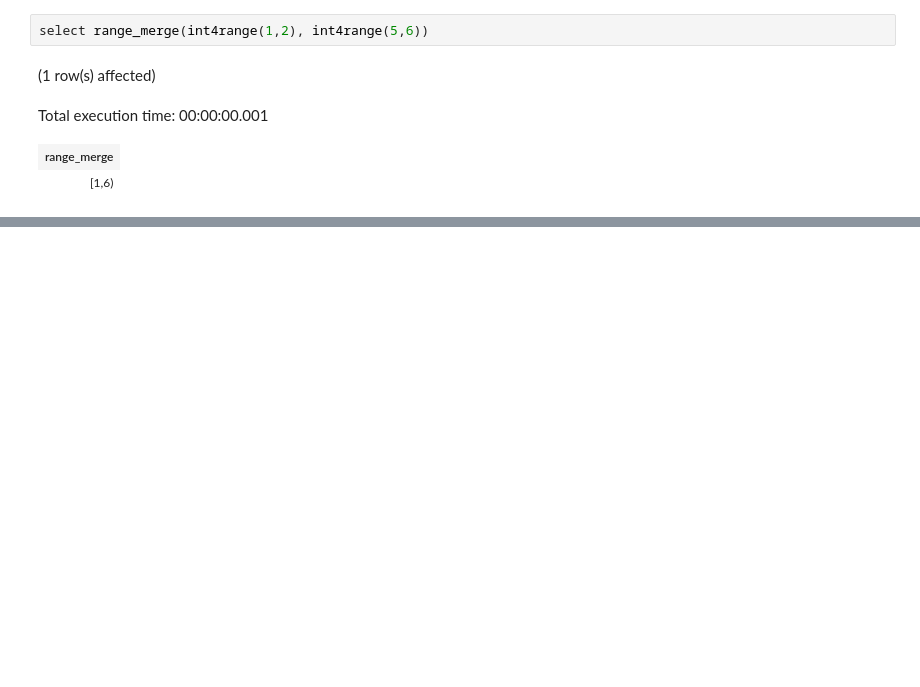
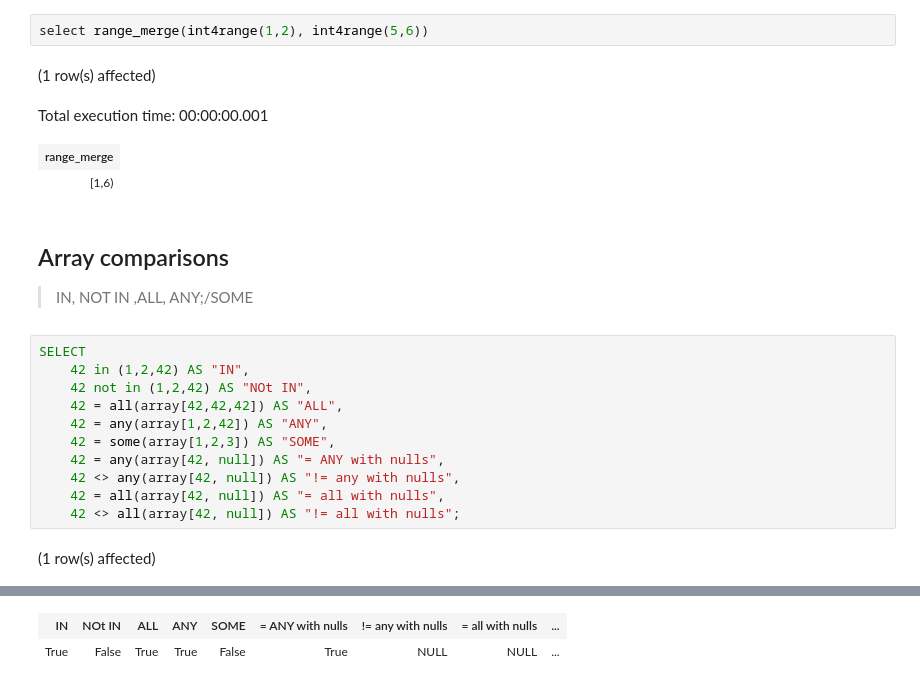
Before and after one commit to yaowenqiang/postgresql_functions_playbook, a Jupyter notebook: Notebook-1.ipynb, the cells around one changed output, grey strips where cells are left out. Cells and saved outputs as stored; diff of their text form; blank space fills up the shorter version.

Commit message:
add array and range converting and formatting demos

```diff
--- a/Notebook-1.ipynb
+++ b/Notebook-1.ipynb
@@ -2005,3 +2005,20 @@ select range_merge(int4range(1,2), int4range(5,6))
 Total execution time: 00:00:00.001
 | range_merge |
 | [1,6) |
+# %% [markdown]
+## Array comparisons
+
+> IN, NOT IN ,ALL, ANY;/SOME
+# %%
+SELECT
+    42 in (1,2,42) AS "IN",
+    42 not in (1,2,42) AS "NOt IN",
+    42 = all(array[42,42,42]) AS "ALL",
+    42 = any(array[1,2,42]) AS "ANY",
+    42 = some(array[1,2,3]) AS "SOME",
+    42 = any(array[42, null]) AS "= ANY with nulls",
+    42 <> any(array[42, null]) AS "!= any with nulls",
+    42 = all(array[42, null]) AS "= all with nulls",
+    42 <> all(array[42, null]) AS "!= all with nulls";
+# %% [output]
+(1 row(s) affected)
@@ -2007,0 +2026,2 @@ Total execution time: 00:00:00.001
+| IN | NOt IN | ALL | ANY | SOME | = ANY with nulls | != any with nulls | = all with nulls | ... |
+| True | False | True | True | False | True | NULL | NULL | ... |
```
Also changed, not shown: parts of 9 cells of this notebook.
